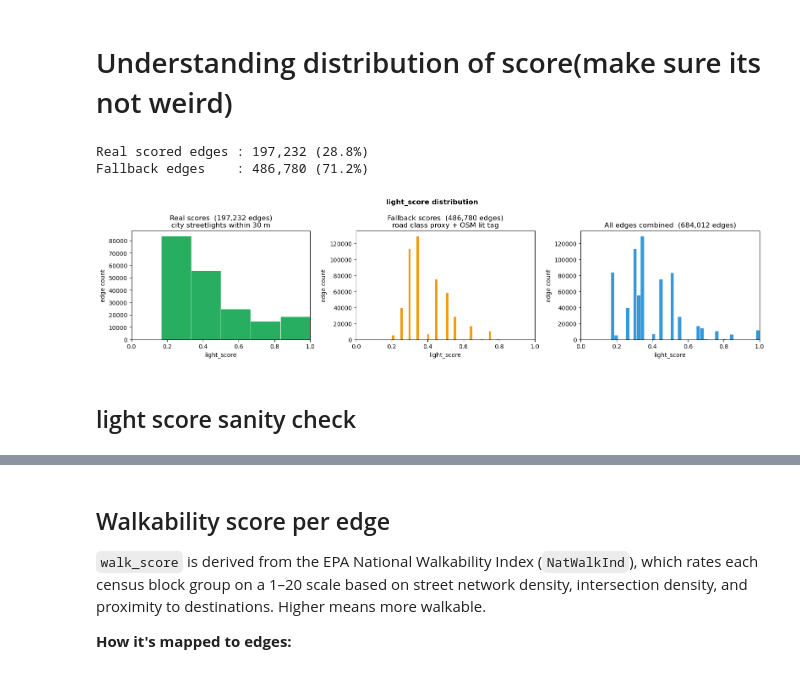
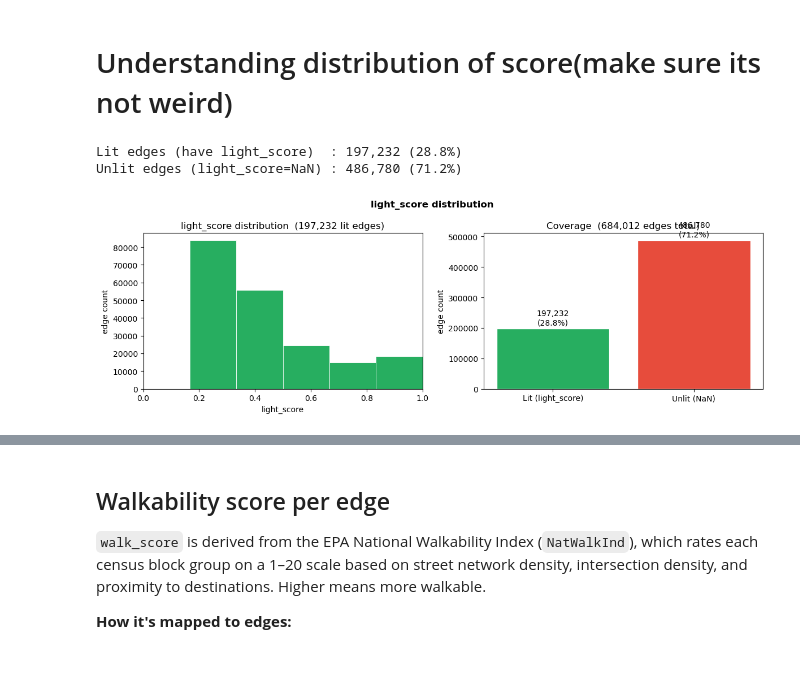
Before and after one commit to vanshika-s/SafePath, a Jupyter notebook: notebooks/scoring-engine.ipynb, the cells around one changed output, grey strips where cells are left out. Cells and saved outputs as stored; diff of their text form; code cells hidden in the pictures.

```diff
--- a/notebooks/scoring-engine.ipynb
+++ b/notebooks/scoring-engine.ipynb
@@ -867,27 +820,9 @@ raw_lights_counts = joined.groupby(joined.index)["index_right"].count().reindex(
 print(raw_lights_counts.describe())
 print(f"Edges with 0 lights: {(raw_lights_counts == 0).sum():,}")
 
-# Road class proxy fallback — City of SD Street Design Manual, Lighting Update 2016
-ROAD_CLASS_PROXY = {
-    "motorway": 0.85, "motorway_link": 0.80,
-    "trunk": 0.80,    "trunk_link": 0.75,
-    "primary": 0.75,  "primary_link": 0.70,
-    "secondary": 0.65, "secondary_link": 0.60,
-    "tertiary": 0.55,  "tertiary_link": 0.50,
-    "residential": 0.45, "living_street": 0.45,
-    "unclassified": 0.40, "pedestrian": 0.65,
-    "service": 0.35,
-    "footway": 0.30, "cycleway": 0.30,
-    "path": 0.25,
-    "track": 0.20, "bridleway": 0.20,
-    "steps": 0.40,
-}
-
 has_lights = raw_lights_counts > 0
 p95 = raw_lights_counts[has_lights].quantile(0.95)
 
-highway_clean = edges["highway"].apply(lambda h: h[0] if isinstance(h, list) else h)
-edges["light_score"] = highway_clean.map(ROAD_CLASS_PROXY).fillna(0.40)
 edges.loc[has_lights, "light_score"] = (raw_lights_counts[has_lights] / p95).clip(0, 1)
 
 print(edges["light_score"].describe())
@@ -1155,46 +932,40 @@ Name: light_score, dtype: float64
 # %%
 import matplotlib.pyplot as plt
 import numpy as np
 
-real_scores     = edges.loc[raw_lights_counts > 0,  "light_score"]
-fallback_scores = edges.loc[raw_lights_counts == 0, "light_score"]
+real_scores = edges.loc[raw_lights_counts > 0, "light_score"]
+unlit_count = (raw_lights_counts == 0).sum()
 
-print(f"Real scored edges : {len(real_scores):,} ({100*len(real_scores)/len(edges):.1f}%)")
-print(f"Fallback edges    : {len(fallback_scores):,} ({100*len(fallback_scores)/len(edges):.1f}%)")
+print(f"Lit edges (have light_score)  : {len(real_scores):,} ({100*len(real_scores)/len(edges):.1f}%)")
+print(f"Unlit edges (light_score=NaN) : {unlit_count:,} ({100*unlit_count/len(edges):.1f}%)")
 
-# Align real-score bins to discrete values (integer streetlight counts / p95)
 p95_val   = raw_lights_counts[raw_lights_counts > 0].quantile(0.95)
 real_bins = np.linspace(0, 1, max(int(p95_val), 5) + 1)
 
-fig, axes = plt.subplots(1, 3, figsize=(16, 4))
+fig, axes = plt.subplots(1, 2, figsize=(12, 4))
 
-# Panel 1: real scores only
 axes[0].hist(real_scores, bins=real_bins, color="#27ae60", edgecolor="white", linewidth=0.6)
-axes[0].set_title(f"Real scores  ({len(real_scores):,} edges)\ncity streetlights within 30 m")
+axes[0].set_title(f"light_score distribution  ({len(real_scores):,} lit edges)")
 axes[0].set_xlabel("light_score")
 axes[0].set_ylabel("edge count")
 axes[0].set_xlim(0, 1)
 
-# Panel 2: fallback scores only
-axes[1].hist(fallback_scores, bins=40, color="#f39c12", edgecolor="white", linewidth=0.6)
-axes[1].set_title(f"Fallback scores  ({len(fallback_scores):,} edges)\nroad class proxy + OSM lit tag")
-axes[1].set_xlabel("light_score")
+axes[1].bar(["Lit (light_score)", "Unlit (NaN)"],
+            [len(real_scores), unlit_count],
+            color=["#27ae60", "#e74c3c"], edgecolor="white")
+axes[1].set_title(f"Coverage  ({len(edges):,} edges total)")
 axes[1].set_ylabel("edge count")
-axes[1].set_xlim(0, 1)
-
-# Panel 3: all edges combined as one distribution
-axes[2].hist(edges["light_score"], bins=40, color="#3498db", edgecolor="white", linewidth=0.6)
-axes[2].set_title(f"All edges combined  ({len(edges):,} edges)")
-axes[2].set_xlabel("light_score")
-axes[2].set_ylabel("edge count")
-axes[2].set_xlim(0, 1)
+axes[1].bar_label(
+    axes[1].containers[0],
+    labels=[f"{len(real_scores):,}\n({100*len(real_scores)/len(edges):.1f}%)",
+            f"{unlit_count:,}\n({100*unlit_count/len(edges):.1f}%)"],
+    padding=3
+)
 
 plt.suptitle("light_score distribution", fontsize=12, fontweight="bold")
 plt.tight_layout()
 plt.show()
 # %% [output]
-Real scored edges : 197,232 (28.8%)
-Fallback edges    : 486,780 (71.2%)
+Lit edges (have light_score)  : 197,232 (28.8%)
+Unlit edges (light_score=NaN) : 486,780 (71.2%)
-[figure, old version]
+[figure, new version]
-# %% [markdown]
-## light score sanity check
```
Also changed, not shown: parts of 29 cells of this notebook.
